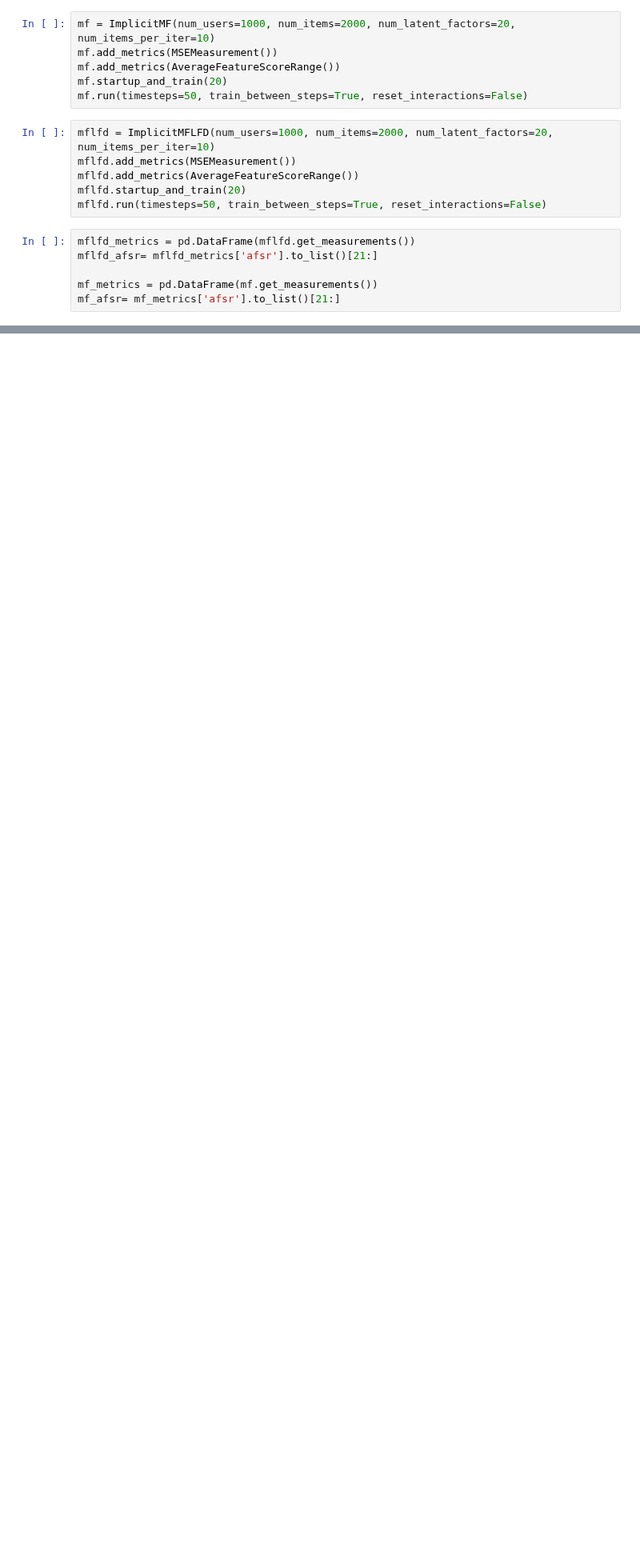
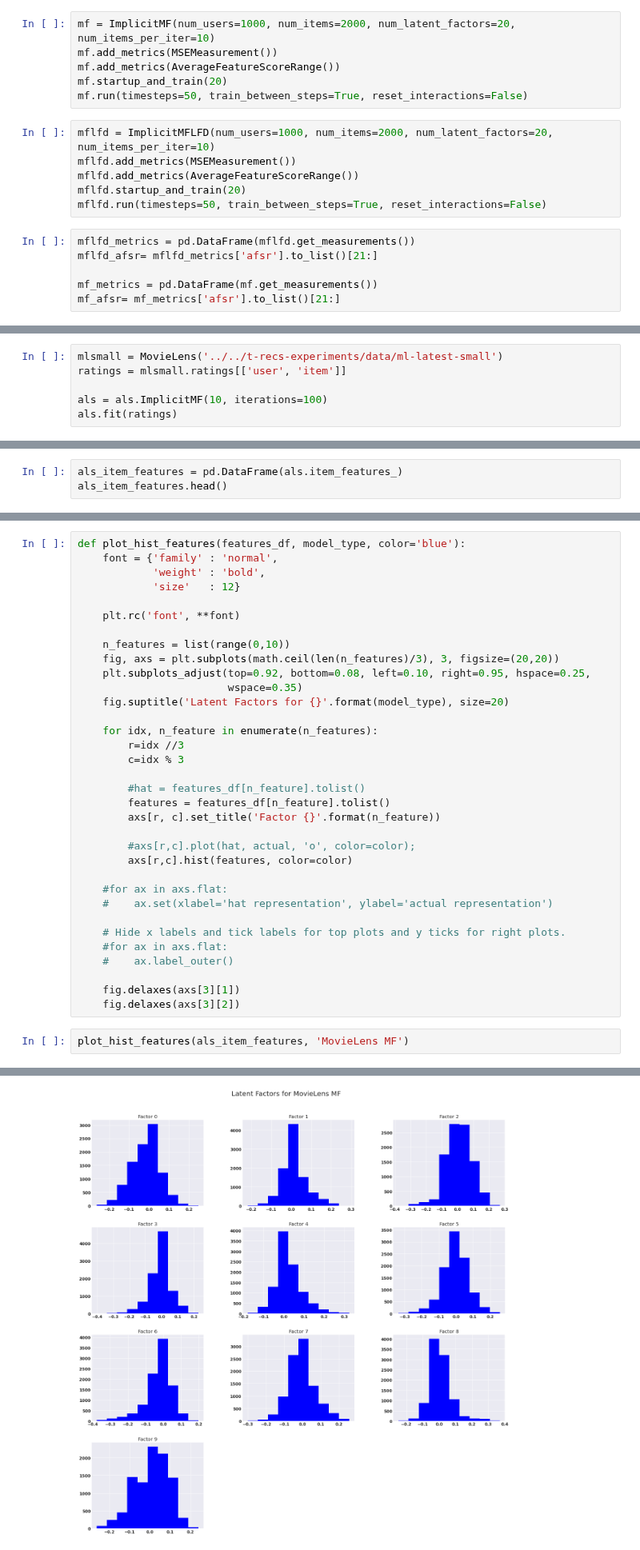
Before and after one commit to elucherini/t-recs, a Jupyter notebook: examples/MFLFDTesting.ipynb, the cells around one changed output, grey strips where cells are left out. Shown at 80% size. Drawn from its saved outputs; the diff is of its cells as text; blank space fills up the shorter version.

Commit message:
updated notebook to plot feature distribution

```diff
--- a/examples/MFLFDTesting.ipynb
+++ b/examples/MFLFDTesting.ipynb
@@ -84,0 +91,6 @@ plt.show()
+# %%
+mlsmall = MovieLens('../../t-recs-experiments/data/ml-latest-small')
+ratings = mlsmall.ratings[['user', 'item']]
+
+als = als.ImplicitMF(10, iterations=100)
+als.fit(ratings)
@@ -84,0 +99,3 @@ plt.show()
+# %%
+als_item_features = pd.DataFrame(als.item_features_)
+als_item_features.head()
@@ -84,0 +109,37 @@ plt.show()
+# %%
+def plot_hist_features(features_df, model_type, color='blue'):
+    font = {'family' : 'normal',
+            'weight' : 'bold',
+            'size'   : 12}
+
+    plt.rc('font', **font)
+
+    n_features = list(range(0,10))
+    fig, axs = plt.subplots(math.ceil(len(n_features)/3), 3, figsize=(20,20))
+    plt.subplots_adjust(top=0.92, bottom=0.08, left=0.10, right=0.95, hspace=0.25,
+                        wspace=0.35)
+    fig.suptitle('Latent Factors for {}'.format(model_type), size=20)
+
+    for idx, n_feature in enumerate(n_features):
+        r=idx //3
+        c=idx % 3
+
+        #hat = features_df[n_feature].tolist()
+        features = features_df[n_feature].tolist()
+        axs[r, c].set_title('Factor {}'.format(n_feature))
+
+        #axs[r,c].plot(hat, actual, 'o', color=color);
+        axs[r,c].hist(features, color=color)
+
+    #for ax in axs.flat:
+    #    ax.set(xlabel='hat representation', ylabel='actual representation')
+
+    # Hide x labels and tick labels for top plots and y ticks for right plots.
+    #for ax in axs.flat:
+    #    ax.label_outer()
+
+    fig.delaxes(axs[3][1])
+    fig.delaxes(axs[3][2])
+# %%
+plot_hist_features(als_item_features, 'MovieLens MF')
+# %% [output]
@@ -84,0 +147 @@ plt.show()
+[figure, added]
```
Also changed, not shown: parts of 5 cells of this notebook.
